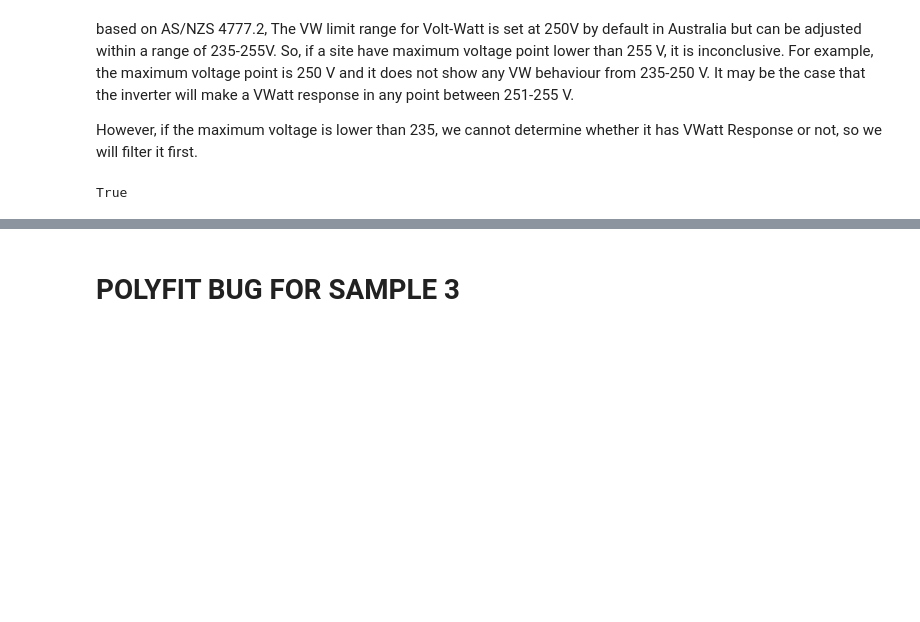
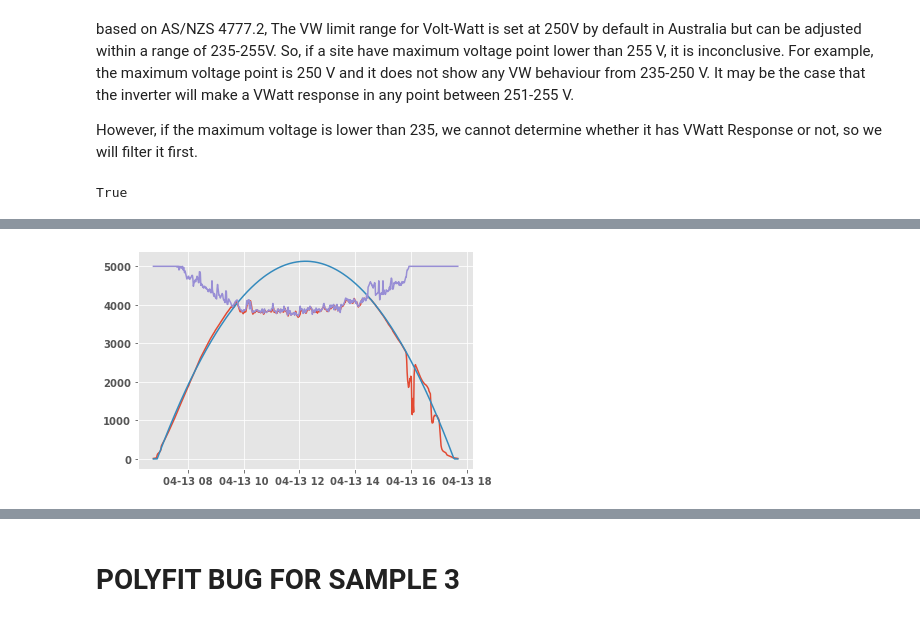
Before and after one commit to mssamhan31/Solar-Curtailment, a Jupyter notebook: src/VWatt Optimization.ipynb, the cells around one changed output, grey strips where cells are left out. Saved outputs shown, nothing was run; the diff lists cells and outputs as text; code cells hidden in the pictures; blank space fills up the shorter version.

```diff
--- a/src/VWatt Optimization.ipynb
+++ b/src/VWatt Optimization.ipynb
@@ -766,0 +795,7 @@ vwatt_curt_energy
+# %%
+plt.plot(data_site.index, data_site['power'])
+plt.plot(data_site.index, data_site['power_expected'])
+plt.plot(data_site.index, data_site['power_limit_vw'])
+plt.show()
+# %% [output]
+[figure, added]
```
Also changed, not shown: parts of 25 cells of this notebook, 1 other file.
